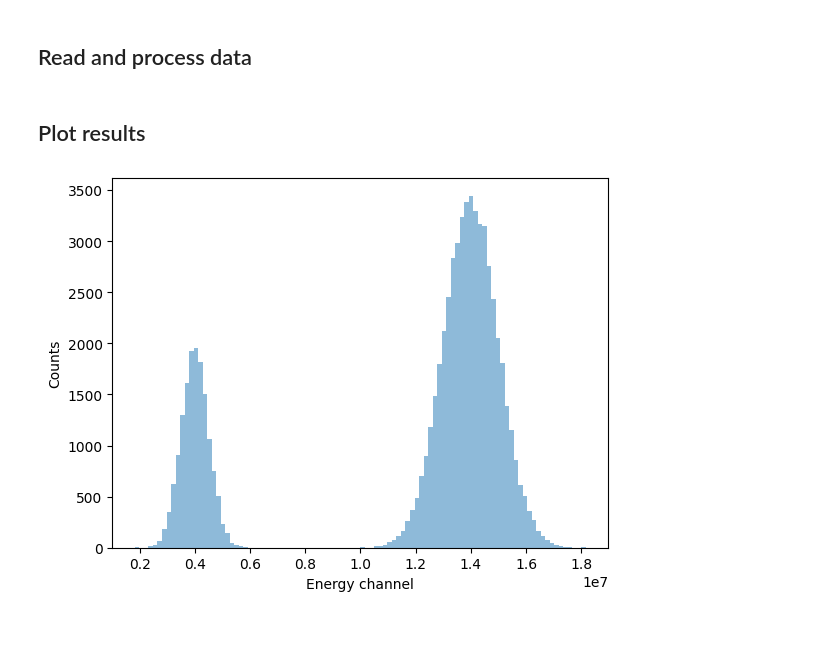
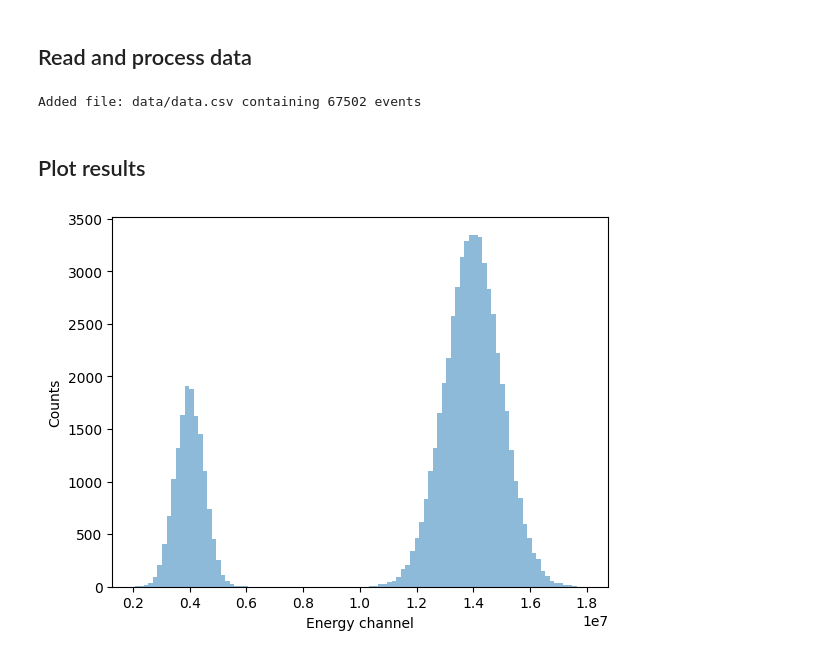
Before and after one commit to davidepettinari/libra-toolbox, a Jupyter notebook: docs/examples/diamond_detector.ipynb, the cells around one changed output. Drawn from its saved outputs; the diff is of its cells as text; code cells hidden in the pictures; blank space fills up the shorter version.

```diff
--- a/docs/examples/diamond_detector.ipynb
+++ b/docs/examples/diamond_detector.ipynb
@@ -76 +53,6 @@ res_peak2 = main(
+# %%
+data_proc = DataProcessor()
+data_proc.add_file("data/data.csv", time_column=0, energy_column=1, delimiter=",")
+# %% [output]
+Added file: data/data.csv containing 67502 events
 # %%
@@ -78,10 +60,10 @@ res_avg = get_avg_neutron_rate(res_peak1["time_values"], 0, 100)
 # %% [markdown]
 ## Plot results
 # %%
-plt.hist(res_peak1["energy_values"], bins=100, alpha=0.5)
+plt.hist(data_proc.energy_values, bins=100, alpha=0.5)
 plt.xlabel("Energy channel")
 plt.ylabel("Counts")
 plt.show()
 # %% [output]
-[figure, old version]
+[figure, new version]
 # %%
```
Also changed, not shown: parts of 4 cells of this notebook, 2 other files.
